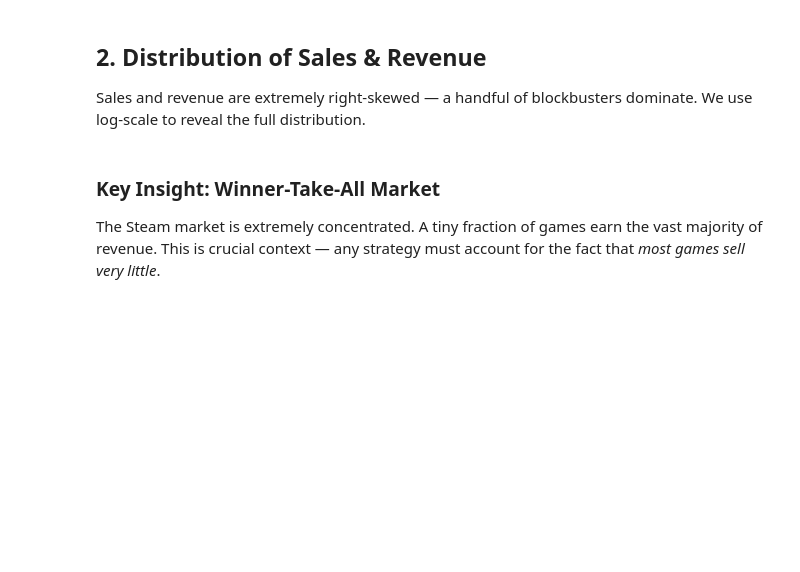
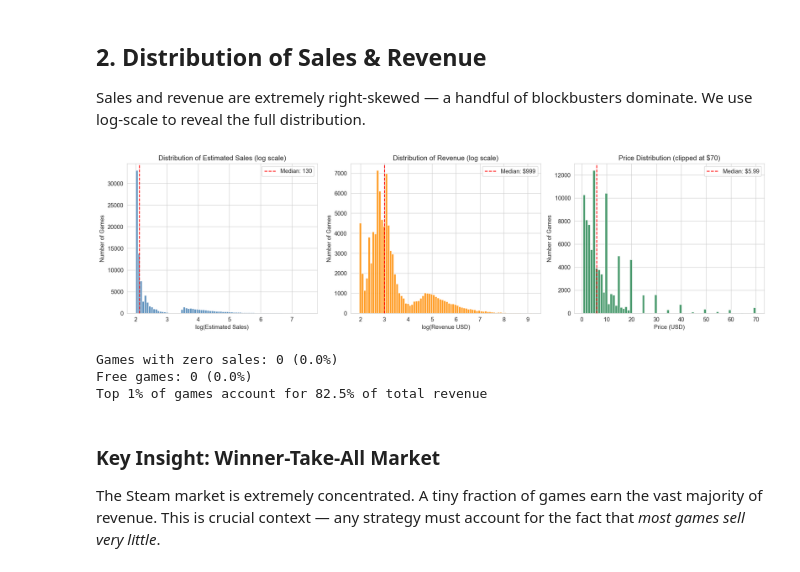
Before and after one commit to pai31419526/steam_data_analysis, a Jupyter notebook: script/steam_eda.ipynb, the cells around one changed output. Saved outputs shown, nothing was run; the diff lists cells and outputs as text; code cells hidden in the pictures; blank space fills up the shorter version.

Commit message:
Add a new File: EAD in Revenue

```diff
--- a/script/steam_eda.ipynb
+++ b/script/steam_eda.ipynb
@@ -17,6 +17,6 @@ plt.rcParams['figure.dpi'] = 120
 plt.rcParams['font.size'] = 11
 sns.set_style('whitegrid')
 
-df = pd.read_csv('main_df2.csv')
+df = pd.read_csv('../data/main_df2.csv')
 print(f'Dataset shape: {df.shape}')
 df.head(3)
@@ -44,35 +80,40 @@ fig, axes = plt.subplots(1, 3, figsize=(18, 5))
 # Sales distribution (log)
 sales_pos = df.loc[df['estimated_sales'] > 0, 'estimated_sales']
 axes[0].hist(np.log10(sales_pos), bins=80, color='steelblue', edgecolor='white', alpha=0.85)
-axes[0].set_xlabel('log₁₀(Estimated Sales)')
+axes[0].set_xlabel('log(Estimated Sales)')
 axes[0].set_ylabel('Number of Games')
 axes[0].set_title('Distribution of Estimated Sales (log scale)')
 axes[0].axvline(np.log10(sales_pos.median()), color='red', ls='--', label=f'Median: {sales_pos.median():,.0f}')
 axes[0].legend()
 
 # Revenue distribution (log)
 rev_pos = df.loc[df['revenue'] > 0, 'revenue']
 axes[1].hist(np.log10(rev_pos), bins=80, color='darkorange', edgecolor='white', alpha=0.85)
-axes[1].set_xlabel('log₁₀(Revenue USD)')
+axes[1].set_xlabel('log(Revenue USD)')
 axes[1].set_ylabel('Number of Games')
 axes[1].set_title('Distribution of Revenue (log scale)')
 axes[1].axvline(np.log10(rev_pos.median()), color='red', ls='--', label=f'Median: ${rev_pos.median():,.0f}')
 axes[1].legend()
 
 # Price distribution
 axes[2].hist(df['price_usd'].clip(upper=70), bins=70, color='seagreen', edgecolor='white', alpha=0.85)
 axes[2].set_xlabel('Price (USD)')
 axes[2].set_ylabel('Number of Games')
 axes[2].set_title('Price Distribution (clipped at $70)')
 axes[2].axvline(df['price_usd'].median(), color='red', ls='--', label=f'Median: ${df["price_usd"].median():.2f}')
 axes[2].legend()
 
 plt.tight_layout()
 plt.show()
 
 print(f"Games with zero sales: {(df['estimated_sales'] == 0).sum()} ({(df['estimated_sales'] == 0).mean()*100:.1f}%)")
 print(f"Free games: {(df['price_usd'] == 0).sum()} ({(df['price_usd'] == 0).mean()*100:.1f}%)")
 print(f"Top 1% of games account for {df.nlargest(int(len(df)*0.01), 'revenue')['revenue'].sum() / df['revenue'].sum() * 100:.1f}% of total revenue")
+# %% [output]
+[figure, added]
+Games with zero sales: 0 (0.0%)
+Free games: 0 (0.0%)
+Top 1% of games account for 82.5% of total revenue
 # %% [markdown]
 ### Key Insight: Winner-Take-All Market
 The Steam market is extremely concentrated. A tiny fraction of games earn the vast majority of revenue. This is crucial context — any strategy must account for the fact that *most games sell very little*.
```
Also changed, not shown: parts of 13 cells of this notebook, 1 other file.
